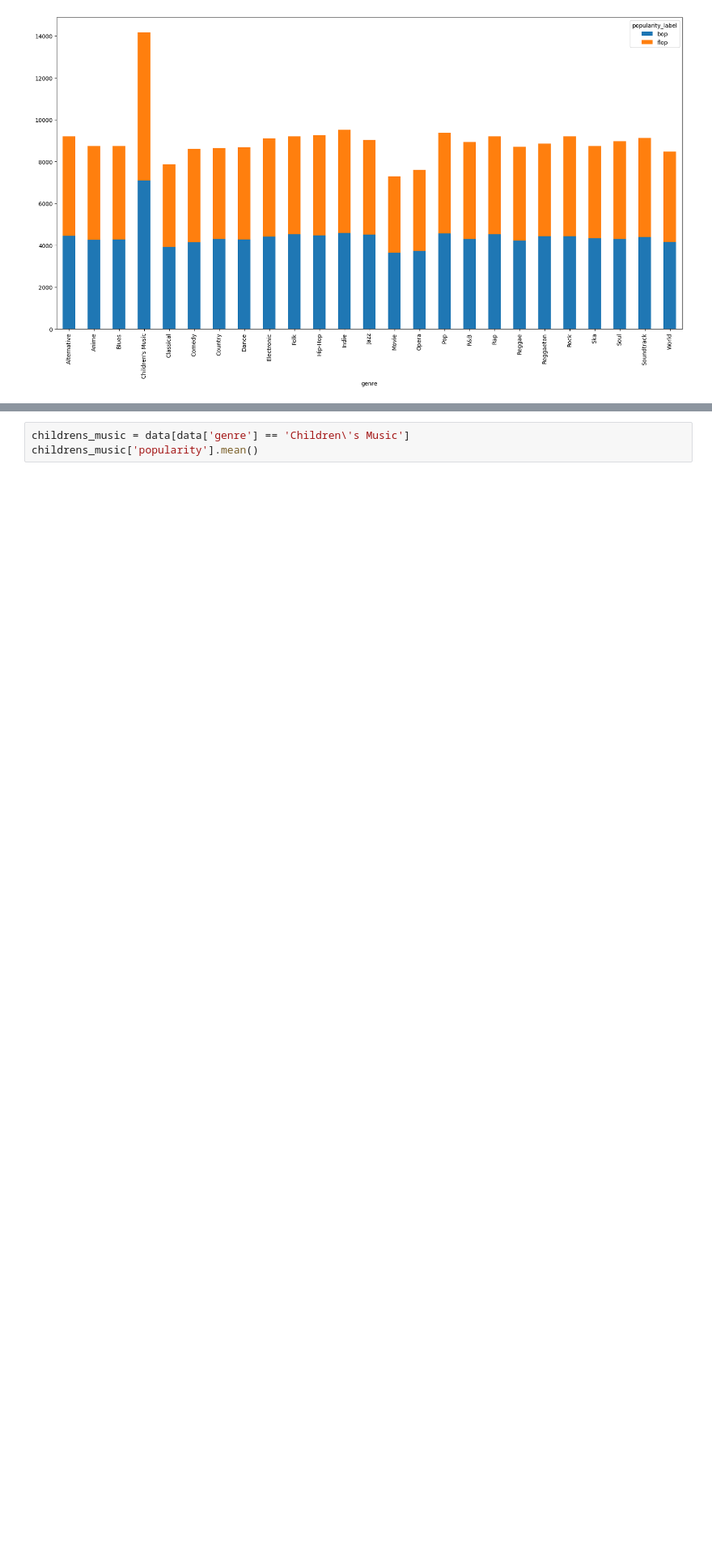
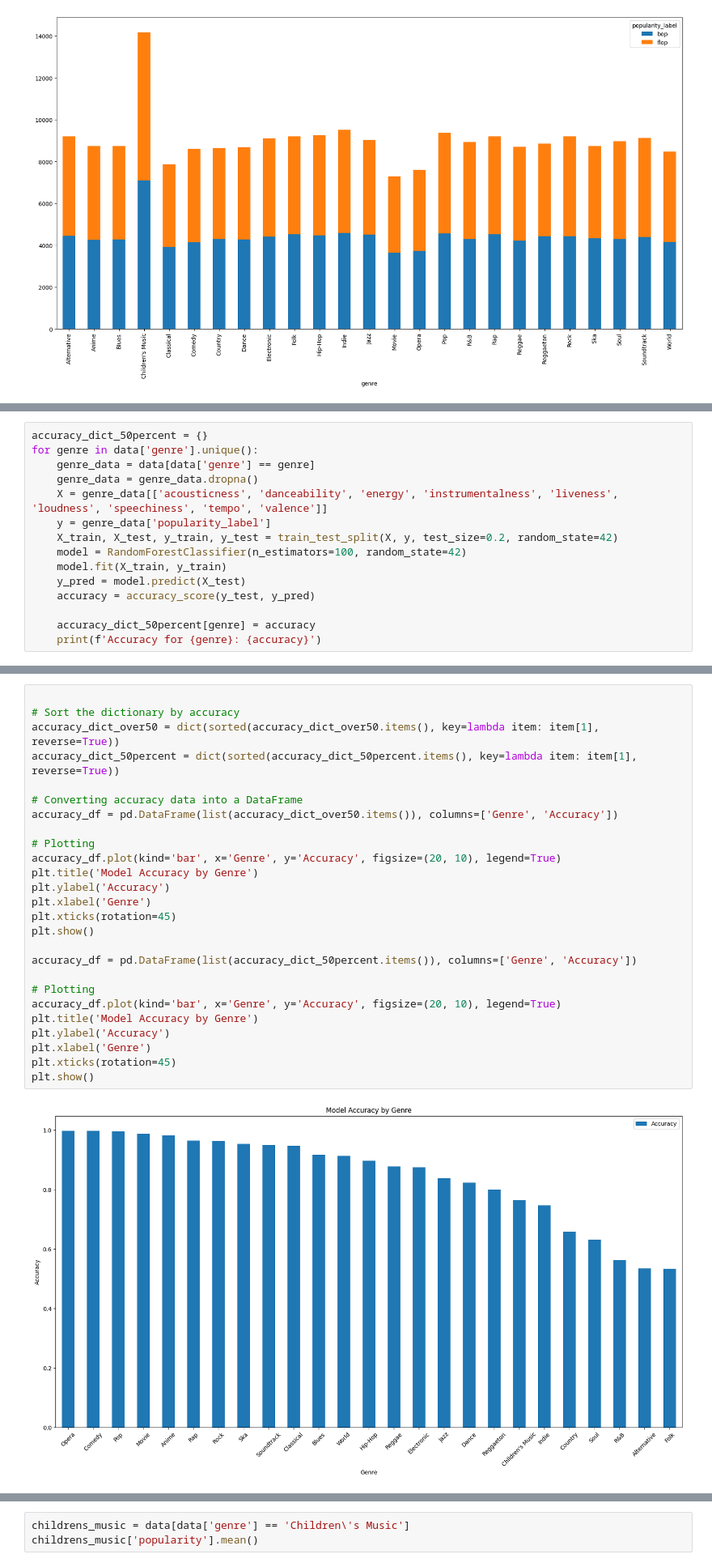
Before and after one commit to MorrisSimons/SCH_spotify_ml_project, a Jupyter notebook: largeset_version/main.ipynb, the cells around one changed output, grey strips where cells are left out. Shown: that part at 81% size. Cells and saved outputs as stored; diff of their text form; blank space fills up the shorter version.

Commit message:
Random forest for each genre

```diff
--- a/largeset_version/main.ipynb
+++ b/largeset_version/main.ipynb
@@ -224,0 +264,15 @@ genre_count
+# %%
+accuracy_dict_50percent = {}
+for genre in data['genre'].unique():
+    genre_data = data[data['genre'] == genre]
+    genre_data = genre_data.dropna()
+    X = genre_data[['acousticness', 'danceability', 'energy', 'instrumentalness', 'liveness', 'loudness', 'speechiness', 'tempo', 'valence']]
+    y = genre_data['popularity_label']
+    X_train, X_test, y_train, y_test = train_test_split(X, y, test_size=0.2, random_state=42)
+    model = RandomForestClassifier(n_estimators=100, random_state=42)
+    model.fit(X_train, y_train)
+    y_pred = model.predict(X_test)
+    accuracy = accuracy_score(y_test, y_pred)
+
+    accuracy_dict_50percent[genre] = accuracy
+    print(f'Accuracy for {genre}: {accuracy}')
@@ -224,0 +297,28 @@ genre_count
+# %%
+
+# Sort the dictionary by accuracy
+accuracy_dict_over50 = dict(sorted(accuracy_dict_over50.items(), key=lambda item: item[1], reverse=True))
+accuracy_dict_50percent = dict(sorted(accuracy_dict_50percent.items(), key=lambda item: item[1], reverse=True))
+
+# Converting accuracy data into a DataFrame
+accuracy_df = pd.DataFrame(list(accuracy_dict_over50.items()), columns=['Genre', 'Accuracy'])
+
+# Plotting
+accuracy_df.plot(kind='bar', x='Genre', y='Accuracy', figsize=(20, 10), legend=True)
+plt.title('Model Accuracy by Genre')
+plt.ylabel('Accuracy')
+plt.xlabel('Genre')
+plt.xticks(rotation=45)
+plt.show()
+
+accuracy_df = pd.DataFrame(list(accuracy_dict_50percent.items()), columns=['Genre', 'Accuracy'])
+
+# Plotting
+accuracy_df.plot(kind='bar', x='Genre', y='Accuracy', figsize=(20, 10), legend=True)
+plt.title('Model Accuracy by Genre')
+plt.ylabel('Accuracy')
+plt.xlabel('Genre')
+plt.xticks(rotation=45)
+plt.show()
+# %% [output]
+[figure, added]
```
Also changed, not shown: parts of 9 cells of this notebook.
